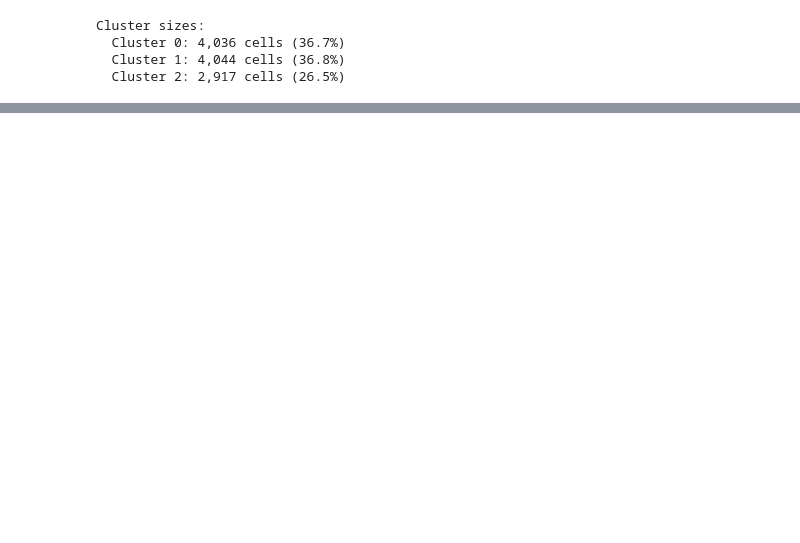
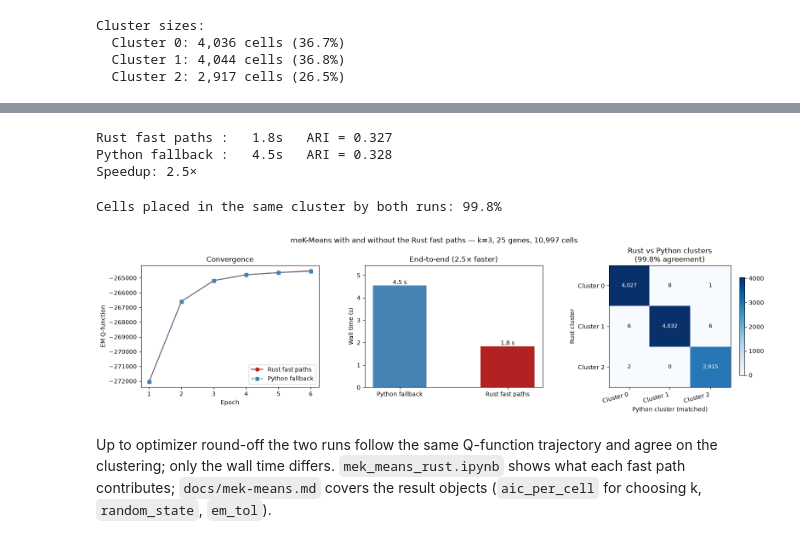
Before and after one commit to pachterlab/monod, a Jupyter notebook: demos/mek_means.ipynb, the cells around one changed output, grey strips where cells are left out. Drawn from its saved outputs; the diff is of its cells as text; code cells hidden in the pictures; blank space fills up the shorter version.

```diff
--- a/demos/mek_means.ipynb
+++ b/demos/mek_means.ipynb
@@ -206,0 +231,76 @@ Saved figures/pbmc_mminference_main_confusion.png
+# %%
+# ── Python fallback run ──────────────────────────────────────────────────────
+ip_py = MEKMeansParameters(
+    'pbmc_mek_means_py', MODEL,
+    use_lengths=False,
+    gradient_params={**GRAD, 'use_rust_lbfgsb': False},
+    k=K, epochs=EPOCHS,
+    random_state=0,
+)
+
+_rust_was = mm._HAS_RUST
+mm._HAS_RUST = False
+try:
+    t0 = time.perf_counter()
+    results_py = ip_py.run_mek_means(search_data)
+    t_py = time.perf_counter() - t0
+finally:
+    mm._HAS_RUST = _rust_was
+
+assigns_py = cell_assignments(results_py, n_cells)
+ari_py = adjusted_rand_score(true_labels, assigns_py)
+print(f'Rust fast paths : {t_rust:5.1f}s   ARI = {ari:.3f}')
+print(f'Python fallback : {t_py:5.1f}s   ARI = {ari_py:.3f}')
+print(f'Speedup: {t_py / t_rust:.1f}×')
+# %% [output]
+Rust fast paths :   1.8s   ARI = 0.327
+Python fallback :   4.5s   ARI = 0.328
+Speedup: 2.5×
+# %%
+# ── Same clustering? ─────────────────────────────────────────────────────────
+# Cluster indices are arbitrary: match the Python clusters to the Rust ones first.
+cross_raw = confusion_matrix(cell_assigns, assigns_py, labels=range(K))
+_, col_ind_py = linear_sum_assignment(-cross_raw)
+relabel = np.empty(K, dtype=int)
+relabel[col_ind_py] = np.arange(K)
+assigns_py_aligned = relabel[assigns_py]
+agreement = (cell_assigns == assigns_py_aligned).mean()
+print(f'Cells placed in the same cluster by both runs: {agreement:.1%}')
+
+# The EM Q-function per epoch is stored on every cluster's SearchResults (all_qs,
+# one row per grid point; here there is one).
+q_rust = np.asarray(full_results[0].all_qs)[0]
+q_py   = np.asarray(results_py[0].all_qs)[0]
+
+fig, axes = plt.subplots(1, 3, figsize=(16, 4.2))
+ax = axes[0]
+ax.plot(np.arange(1, len(q_rust) + 1), q_rust, 'o-',  color=C_RUST, label='Rust fast paths')
+ax.plot(np.arange(1, len(q_py) + 1),   q_py,   's--', color=C_PY,   label='Python fallback')
+ax.set_xlabel('Epoch'); ax.set_ylabel('EM Q-function'); ax.set_title('Convergence'); ax.legend()
+
+ax = axes[1]
+bars = ax.bar(['Python fallback', 'Rust fast paths'], [t_py, t_rust],
+              color=[C_PY, C_RUST], width=0.5)
+for b, t in zip(bars, [t_py, t_rust]):
+    ax.text(b.get_x() + b.get_width()/2, b.get_height(), f'{t:.1f} s', ha='center', va='bottom')
+ax.set_ylabel('Wall time (s)'); ax.set_title(f'End-to-end ({t_py/t_rust:.1f}× faster)')
+ax.set_ylim(0, max(t_py, t_rust) * 1.2)
+
+cluster_labels = [f'Cluster {k}' for k in range(K)]
+plot_cm(axes[2], confusion_matrix(cell_assigns, assigns_py_aligned, labels=range(K)),
+        cluster_labels, cluster_labels, f'Rust vs Python clusters\n({agreement:.1%} agreement)')
+axes[2].set_ylabel('Rust cluster'); axes[2].set_xlabel('Python cluster (matched)')
+
+fig.suptitle(f'meK-Means with and without the Rust fast paths — '
+             f'k={K}, {N_GENES} genes, {n_cells:,} cells')
+fig.tight_layout()
+plt.savefig('figures/mek_means_rust_vs_python.png', dpi=150, bbox_inches='tight')
+plt.show()
+# %% [output]
+Cells placed in the same cluster by both runs: 99.8%
+[figure, added]
+# %% [markdown]
+Up to optimizer round-off the two runs follow the same Q-function trajectory and agree
+on the clustering; only the wall time differs.  `mek_means_rust.ipynb` shows what each
+fast path contributes; `docs/mek-means.md` covers the result objects (`aic_per_cell`
+for choosing k, `random_state`, `em_tol`).
```
Also changed, not shown: parts of 9 cells of this notebook, 4 other files.
